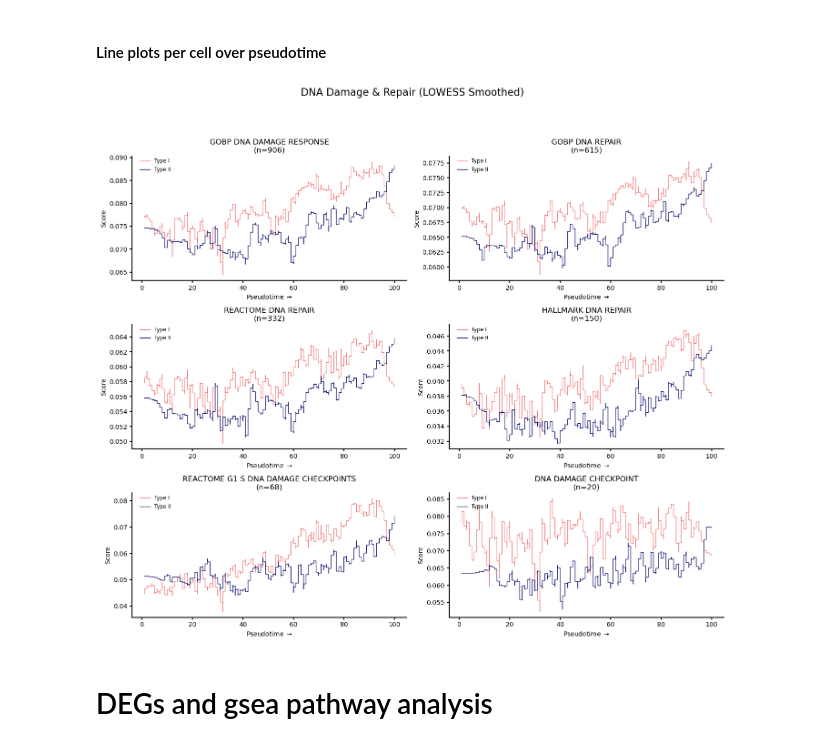
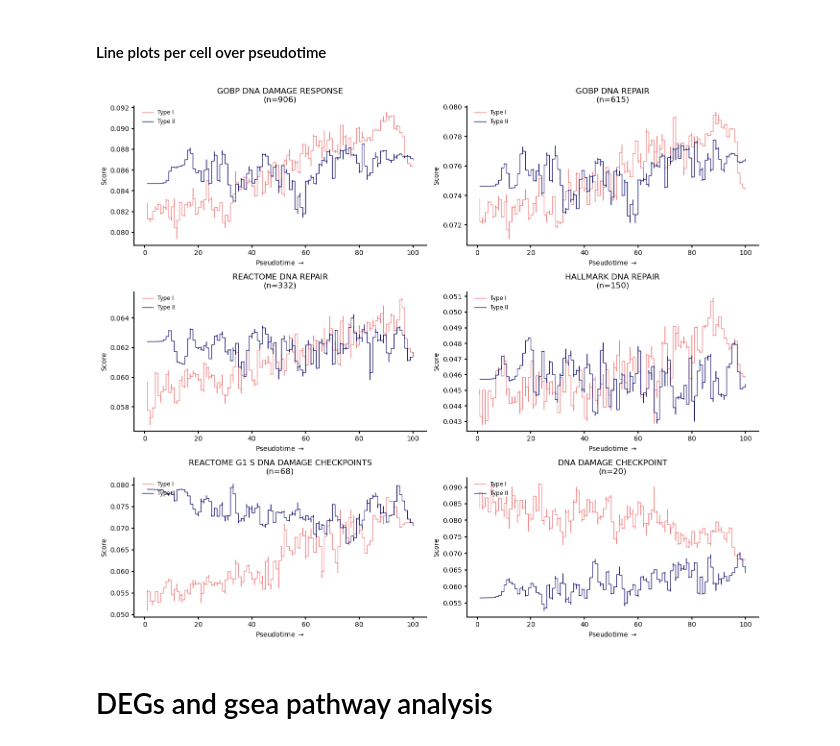
Before and after one commit to sachha-naksha/SKM_multimodal_analysis, a Jupyter notebook: py_scripts/gsea_analysis.ipynb, the cells around one changed output. Saved outputs shown, nothing was run; the diff lists cells and outputs as text; code cells hidden in the pictures.

```diff
--- a/py_scripts/gsea_analysis.ipynb
+++ b/py_scripts/gsea_analysis.ipynb
@@ -478,5 +157,6 @@ plot_pathway_dotplot_by_age(
 # %% [markdown]
 # Downsample myofibers to include size matched old and young cohorts (n=2)
 # %%
-adata_male_downsampled = adata_male[adata_male.obs['sample'].isin(['P5', 'P13', 'OM5', 'OM7'])].copy()
+adata_female_downsampled = adata_female[adata_female.obs['sample'].isin(['P26', 'YM2', 'OM6', 'OM9'])].copy()
+adata_male_downsampled = adata_male[adata_male.obs['sample'].isin(['P13', 'P5', 'OM5', 'OM7'])].copy()
 # %%
@@ -870,6 +182,6 @@ def plot_pathway_box_distributions_by_age( # Renamed for clarity
 # %%
 # Use cell-level data directly from adata.obs
-cell_level_scores_df = adata_male_downsampled.obs[['sample', 'age', 'Annotation', 'Pseudotime'] + dna_damage_and_repair_pathways].copy()
+cell_level_scores_df = adata_female_downsampled.obs[['sample', 'age', 'Annotation', 'Pseudotime'] + dna_damage_and_repair_pathways].copy()
 # geneset_sizes_data = {
 #     'KEGG_OXIDATIVE_PHOSPHORYLATION': 132,
 #     'GOBP_FATTY_ACID_BETA_OXIDATION': 75,
@@ -1113,30 +278,30 @@ def plot_multi_smoothed_lines_from_df( # Unified main plotter
 # %%
 # Colors for 'Type I' and 'Type II'
 plot_colors = {'Type I': '#F08080', 'Type II': '#191970'}
 legend_labels = {'Type I': 'Type I', 'Type II': 'Type II'}
 
 plot_multi_smoothed_lines_from_df(
     df_cell_level=cell_level_scores_df,
     score_cols=score_cols_to_plot,
     pseudotime_key='Pseudotime',
     group_by_key='Annotation',
     smoothing_method='gaussian',          # Specify method
-    smoothing_strength=50.0,             # Fraction for LOWESS (e.g., 0.05 to 0.2)
+    smoothing_strength=70.0,             # Fraction for LOWESS (e.g., 0.05 to 0.2)
     geneset_sizes=geneset_sizes_series,
     groups_to_plot=['Type I', 'Type II'],
     colors_dict=plot_colors,
     legend_labels_map=legend_labels,
     n_subplot_cols=2,
     figsize_per_subplot=(7, 4),
     common_xlabel=r"Pseudotime $\rightarrow$",
     common_ylabel="Score",
     common_ylim=None, common_xticks_list=None, common_yticks_list=None,
     common_legend_loc=(0.02, 0.85), common_line_kwargs={'linewidth': 1.0},
-    main_figure_title="DNA Damage & Repair (LOWESS Smoothed)",
+    main_figure_title=None,
     debug_prints_for_subp_plot_func=False
 )
 # %% [output]
-[figure, old version]
+[figure, new version]
 # %% [markdown]
 # DEGs and gsea pathway analysis
 # %% [markdown]
```
Also changed, not shown: parts of 35 cells of this notebook, 1 other file.
